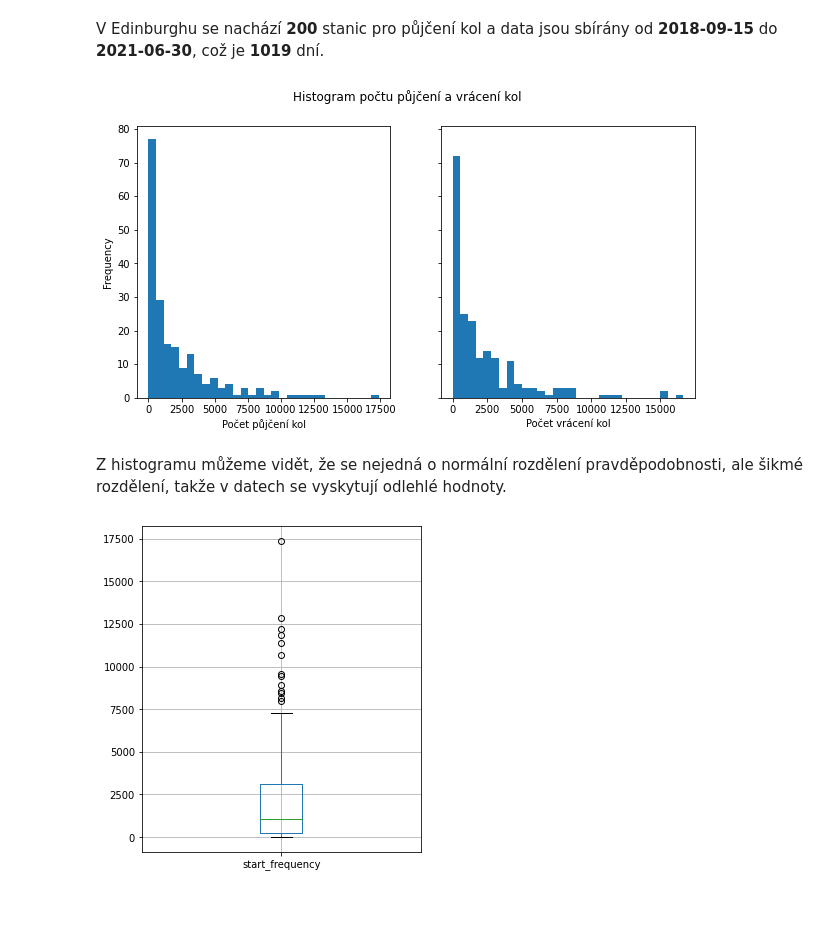
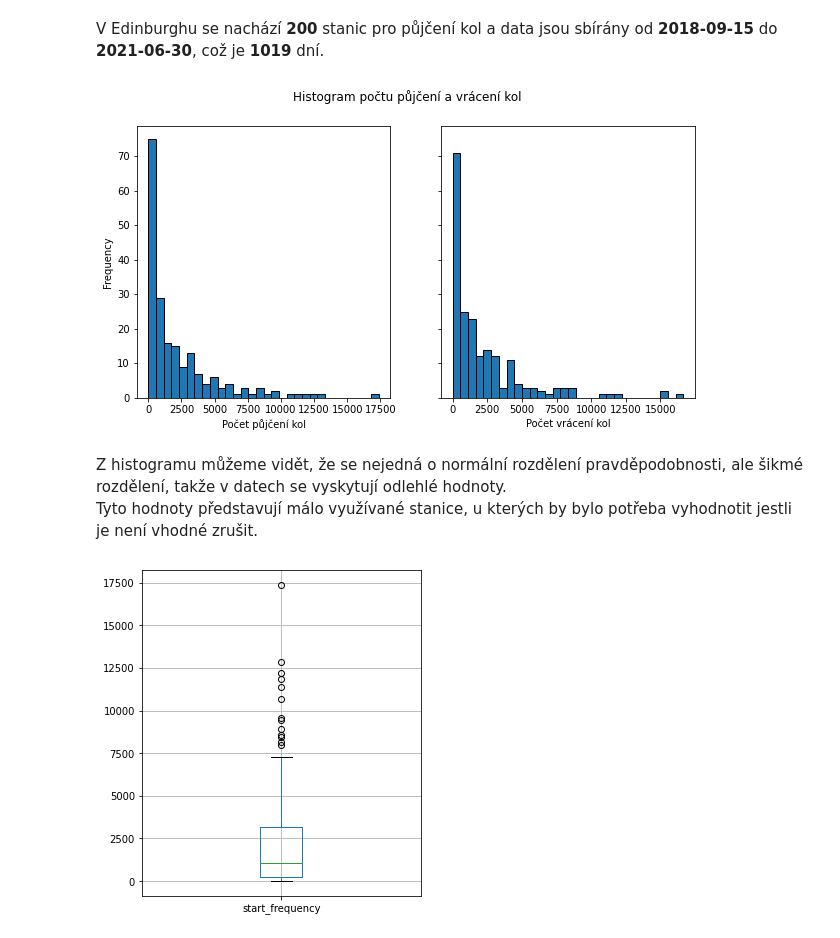
Before and after one commit to 9berny9/bikes, a Jupyter notebook: bikes_process.ipynb, the cells around one changed output. Saved outputs shown, nothing was run; the diff lists cells and outputs as text; code cells hidden in the pictures; blank space fills up the shorter version.

```diff
--- a/bikes_process.ipynb
+++ b/bikes_process.ipynb
@@ -97,17 +97,18 @@ from matplotlib import pyplot as plt
 # %%
 # histogram počtu půjčení a vrácení kol
 fig = plt.figure(figsize=(10, 5))
 ax1 = fig.add_subplot(1, 2, 1)  # Jeden řádek, dva sloupce, první graf
 ax2 = fig.add_subplot(1, 2, 2, sharey=ax1)  # Druhý graf, sdílená osa Y
-df_s.start_frequency.plot.hist(ax=ax1, bins=30);
-df_s.end_frequency.plot.hist(ax=ax2, bins=30);
+df_s.start_frequency.plot.hist(ax=ax1, bins=30, edgecolor='black');
+df_s.end_frequency.plot.hist(ax=ax2, bins=30, edgecolor='black');
 fig.suptitle("Histogram počtu půjčení a vrácení kol");
 ax1.set_xlabel("Počet půjčení kol");
 ax2.set_xlabel("Počet vrácení kol");
 # %% [output]
-[figure, old version]
+[figure, new version]
 # %% [markdown]
 Z histogramu můžeme vidět, že se nejedná o normální rozdělení pravděpodobnosti, ale šikmé rozdělení, takže v datech se vyskytují odlehlé hodnoty.
+Tyto hodnoty představují málo využívané stanice, u kterých by bylo potřeba vyhodnotit jestli je není vhodné zrušit.
 # %%
 #  inter-quartile range
 df_s.boxplot(column="start_frequency", figsize=(5, 6));
```
Also changed, not shown: parts of 17 cells of this notebook.
